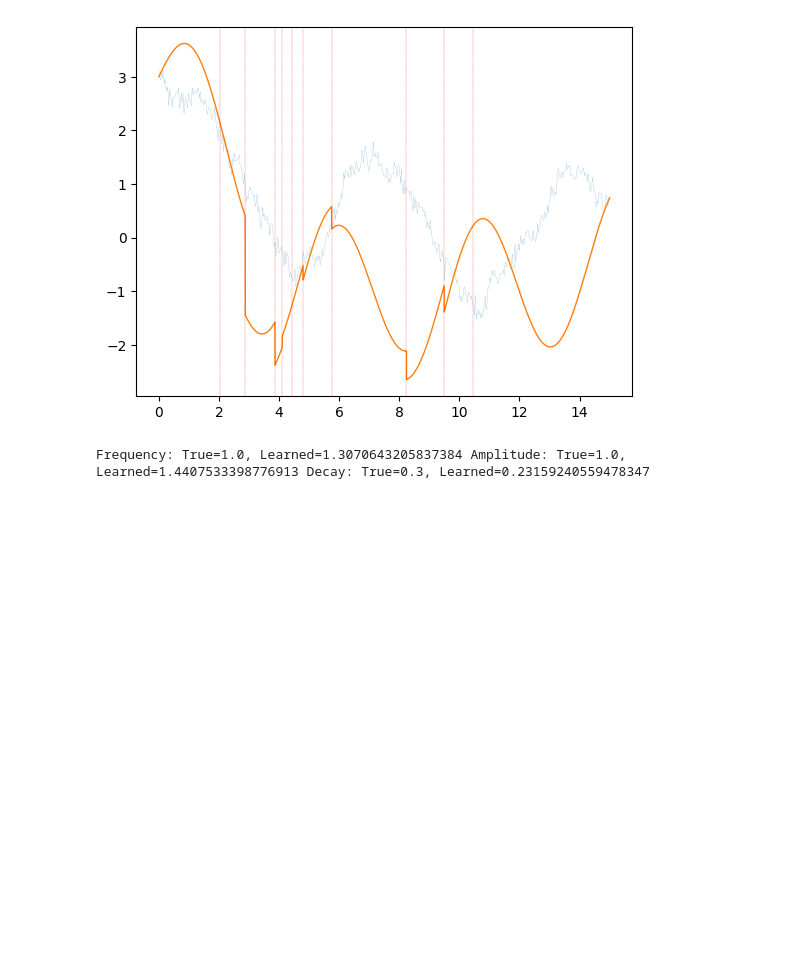
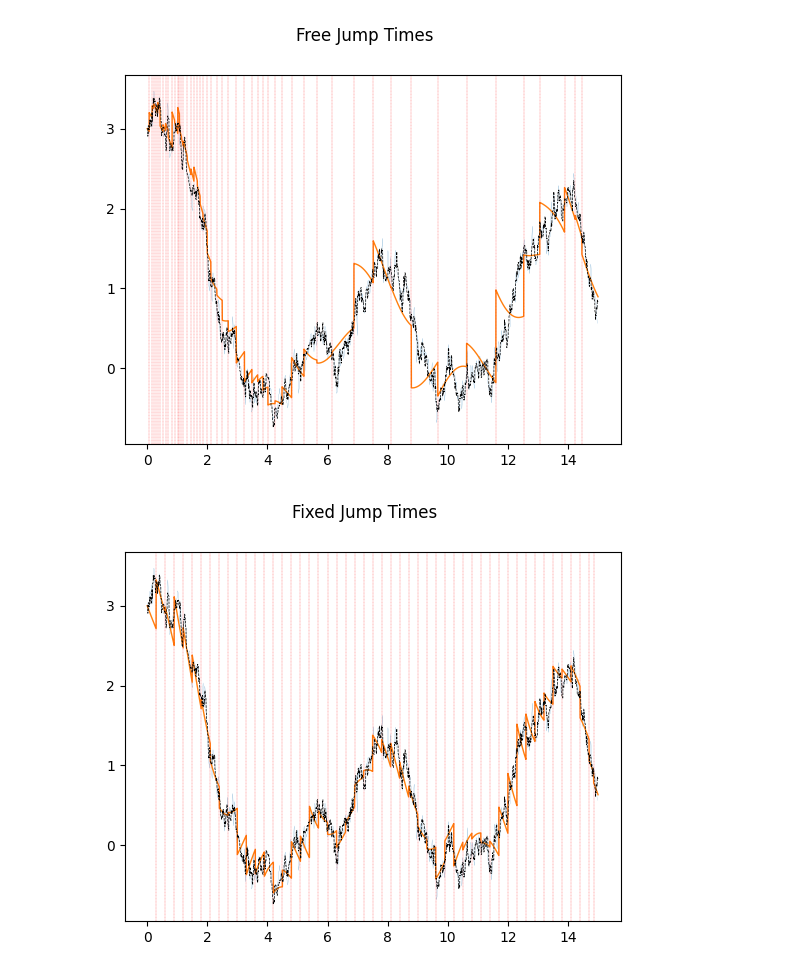
Before and after one commit to BasisResearch/chirho_diffeqpy, a Jupyter notebook: scratch/stochastic_jump_ode.ipynb, the cells around one changed output. Cells and saved outputs as stored; diff of their text form; code cells hidden in the pictures; blank space fills up the shorter version.

```diff
--- a/scratch/stochastic_jump_ode.ipynb
+++ b/scratch/stochastic_jump_ode.ipynb
@@ -212,20 +240,33 @@ Text(0.5, 0.98, 'ELBO Loss')
+# %%
+def logged_model(argless_model):
+    with SOLVER, LogTrajectory(times=torch.linspace(START_T, END_T, RES)) as lt:
+        return argless_model(), lt
 # %%
-def logged_model():
-    with SOLVER, LogTrajectory(times=torch.linspace(START_T, END_T, RES)) as lt:
-        return partial_jump_model(), lt
-
-predictive_model = PredictiveModel(logged_model, svi.guide)
+predictive_model_free = PredictiveModel(partial(logged_model, argless_model=pjm_free_jump_times), svi_free.guide)
+predictive_model_fixed = PredictiveModel(partial(logged_model, argless_model=pjm_fixed_jump_times), svi_fixed.guide)
 # %%
-jump_times_learned, lt_learned = predictive_model()
+def plot_predictive(predictive_model):
+    jump_times_learned, lt_learned = predictive_model()
+
+    plot_trajectory(lt_learned, data_sub, jump_times_learned, data_times=time_sub, jump_lw=0.2)
+    # Plot the original trajectory in dashed black.
+    plt.plot(lt.times, lt.trajectory['y'].detach(), color='black', linestyle='--', linewidth=0.5)
-# %%
-plot_trajectory(lt_learned, data_sub, jump_times_learned, data_times=time_sub, jump_lw=0.2)
-# %% [output]
-[figure, removed]
+# %%
+plot_predictive(predictive_model_free)
+plt.suptitle("Free Jump Times")
+plot_predictive(predictive_model_fixed)
+plt.suptitle("Fixed Jump Times")
+pass
+# %% [output]
+[figure, added]
+[figure, added]
 # %%
-print(
-    f"Frequency: True={TRUE_COEFS['frequency']}, Learned={predictive_model.guide()['frequency']}",
-    f"Amplitude: True={TRUE_COEFS['amplitude']}, Learned={predictive_model.guide()['amplitude']}",
-    f"Decay: True={TRUE_COEFS['decay']}, Learned={predictive_model.guide()['decay']}",
-)
+def plot_posterior_approx(svi):
+    with pyro.plate("samples", 1000, dim=-3):
+        samples = svi.guide()
+    fig, ax = plt.subplots(3, 1, figsize=(5, 5), dpi=100)
+    for i, param_name in enumerate(["frequency", "amplitude", "decay"]):
+        param_val = samples[param_name]
+        ax[i].hist(param_val.squeeze().detach(), bins=50)
+        ax[i].set_xlabel(param_name)
+        ax[i].axvline(TRUE_COEFS[param_name].item(), color='red')
-# %% [output]
-Frequency: True=1.0, Learned=1.3070643205837384 Amplitude: True=1.0, Learned=1.4407533398776913 Decay: True=0.3, Learned=0.23159240559478347
```
Also changed, not shown: parts of 22 cells of this notebook.
